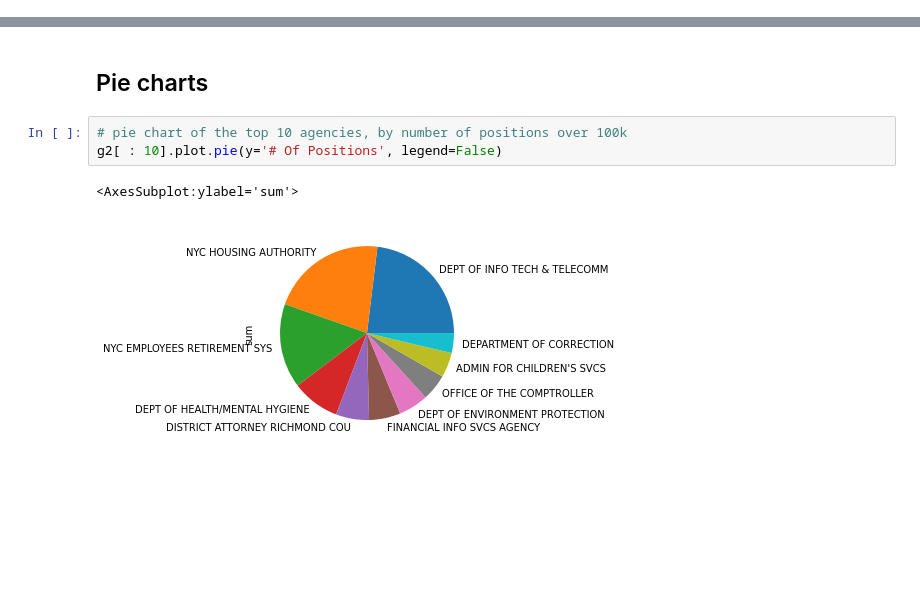
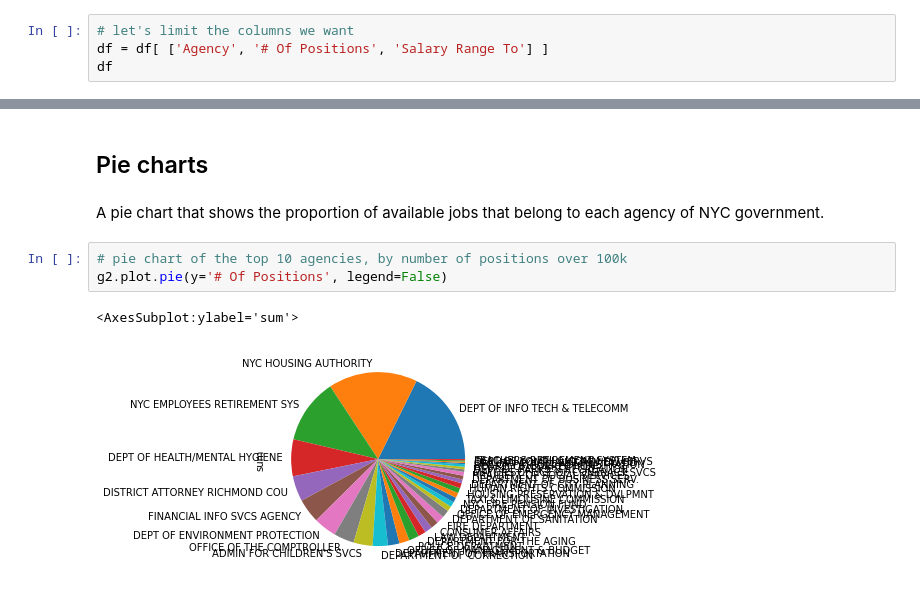
Before and after one commit to nyu-database-design/course-materials, a Jupyter notebook: docs/files/jupyter/pandas_plotting.ipynb, the cells around one changed output, grey strips where cells are left out. Drawn from its saved outputs; the diff is of its cells as text; blank space fills up the shorter version.

```diff
--- a/docs/files/jupyter/pandas_plotting.ipynb
+++ b/docs/files/jupyter/pandas_plotting.ipynb
@@ -170,0 +179,4 @@ df.sample(3)
+# %%
+# let's limit the columns we want
+df = df[ ['Agency', '# Of Positions', 'Salary Range To'] ]
+df
@@ -207,8 +256,10 @@ g2[-20 : ][::-1].plot.barh(y=['# Of Positions']) # the index will serve as the x
 # %% [markdown]
 ## Pie charts
+# %% [markdown]
+A pie chart that shows the proportion of available jobs that belong to each agency of NYC government.
 # %%
 # pie chart of the top 10 agencies, by number of positions over 100k
-g2[ : 10].plot.pie(y='# Of Positions', legend=False)
+g2.plot.pie(y='# Of Positions', legend=False)
 # %% [output]
 <AxesSubplot:ylabel='sum'>
-[figure, old version]
+[figure, new version]
```
Also changed, not shown: parts of 29 cells of this notebook, 1 other file.
